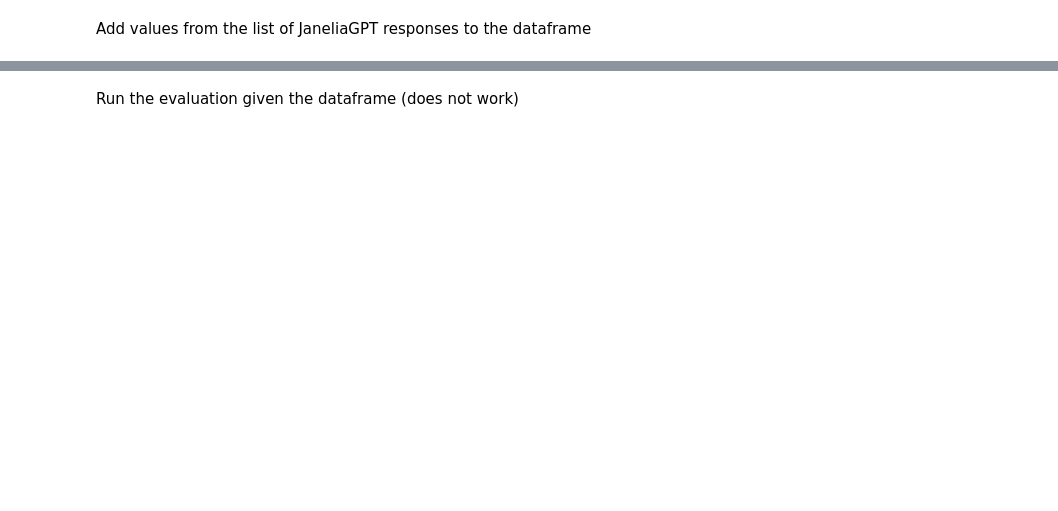
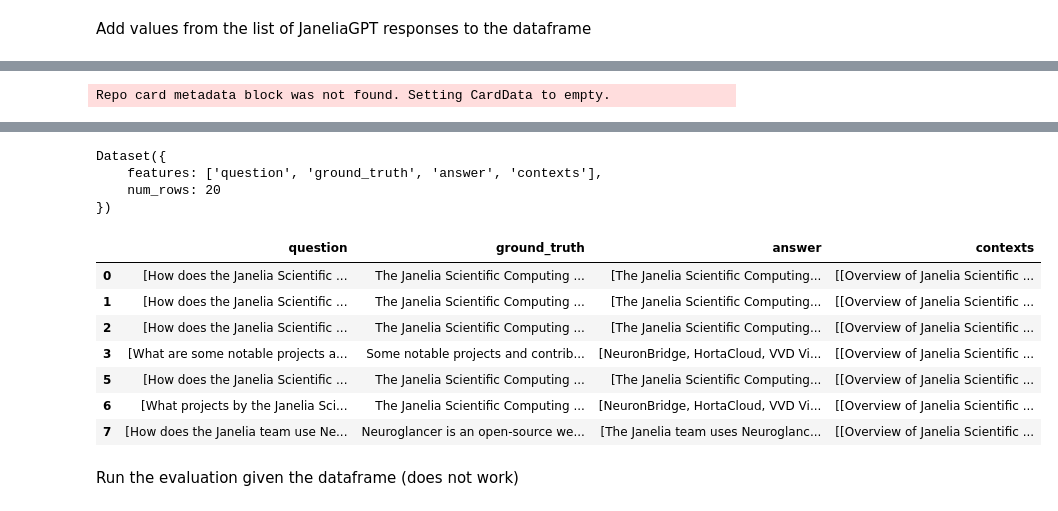
Before and after one commit to JaneliaSciComp/gpt-semantic-search, a Jupyter notebook: notebooks/SyntheticSet.ipynb, the cells around one changed output, grey strips where cells are left out. Cells and saved outputs as stored; diff of their text form; code cells hidden in the pictures; blank space fills up the shorter version.

```diff
--- a/notebooks/SyntheticSet.ipynb
+++ b/notebooks/SyntheticSet.ipynb
@@ -196,2 +347,18 @@ df.to_json('WithAnswersDatasetFromTestTxt.json', index=True)
 Name: contexts, dtype: object
+# %%
+# Assuming df is already defined and contains the necessary columns
+
+# Convert 'question' and 'answer' to lists of strings if they are not already
+df_fix['question'] = df_fix['question'].apply(lambda x: [x] if isinstance(x, str) else x)
+df_fix['answer'] = df_fix['answer'].apply(lambda x: [x] if isinstance(x, str) else x)
+
+# Ensure 'contexts' and 'ground_truth' are lists of lists of strings
+# This step assumes 'contexts' and 'ground_truth' are already in the correct format
+# If not, you would need to apply a similar conversion as above, ensuring each element is a list
+
+# Example conversion if 'contexts' and 'ground_truth' were not already lists of lists
+df_fix['contexts'] = df_fix['contexts'].apply(lambda x: [[y] for y in x] if isinstance(x, list) and all(isinstance(y, str) for y in x) else x)
+df_fix['ground_truth'] = df_fix['ground_truth'].apply(lambda x: [[y] for y in x] if isinstance(x, list) and all(isinstance(y, str) for y in x) else x)
+
+# Now df should be in the correct format for training
 # %%
@@ -222,0 +389,10 @@ Name: contexts, dtype: object
+# %%
+from datasets import load_dataset
+import os
+
+amnesty_qa = load_dataset("explodinggradients/amnesty_qa", "english_v2")
+display (amnesty_qa["eval"])
+display(df_fix)
+#  print (formatted_dataset)
+# %% [output]
+Repo card metadata block was not found. Setting CardData to empty.
@@ -223,2 +400,14 @@ Name: contexts, dtype: object
+Dataset({
+    features: ['question', 'ground_truth', 'answer', 'contexts'],
+    num_rows: 20
+})
+|  | question | ground_truth | answer | contexts |
+| 0 | [How does the Janelia Scientific ... | The Janelia Scientific Computing ... | [The Janelia Scientific Computing... | [[Overview of Janelia Scientific ... |
+| 1 | [How does the Janelia Scientific ... | The Janelia Scientific Computing ... | [The Janelia Scientific Computing... | [[Overview of Janelia Scientific ... |
+| 2 | [How does the Janelia Scientific ... | The Janelia Scientific Computing ... | [The Janelia Scientific Computing... | [[Overview of Janelia Scientific ... |
+| 3 | [What are some notable projects a... | Some notable projects and contrib... | [NeuronBridge, HortaCloud, VVD Vi... | [[Overview of Janelia Scientific ... |
+| 5 | [How does the Janelia Scientific ... | The Janelia Scientific Computing ... | [The Janelia Scientific Computing... | [[Overview of Janelia Scientific ... |
+| 6 | [What projects by the Janelia Sci... | The Janelia Scientific Computing ... | [NeuronBridge, HortaCloud, VVD Vi... | [[Overview of Janelia Scientific ... |
+| 7 | [How does the Janelia team use Ne... | Neuroglancer is an open-source we... | [The Janelia team uses Neuroglanc... | [[Overview of Janelia Scientific ... |
 # %% [markdown]
 Run the evaluation given the dataframe (does not work)
```
Also changed, not shown: parts of 13 cells of this notebook, 4 other files.
